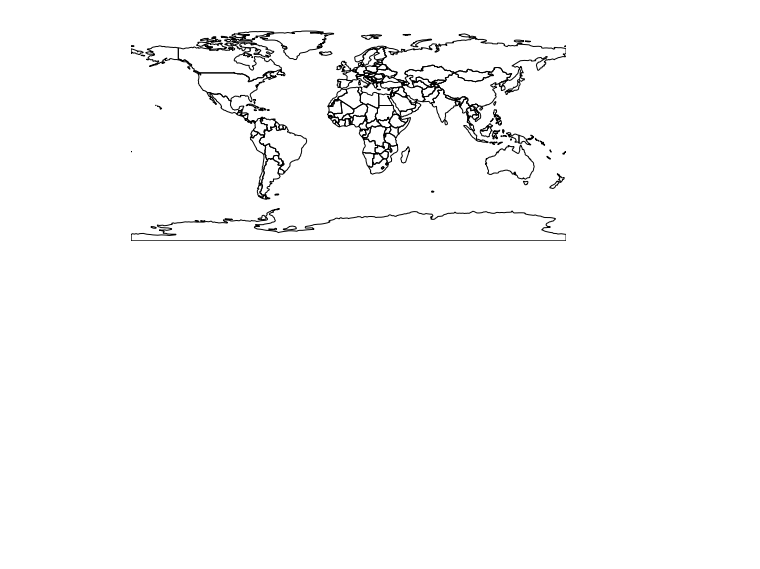
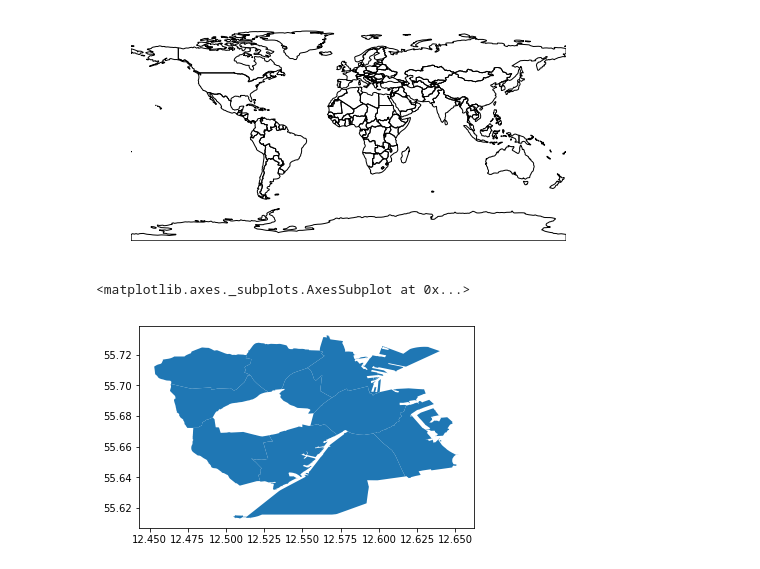
Before and after one commit to BjornCilleborg/sds2019, a Jupyter notebook: EXAM PROJECT/Exam Project.ipynb, the cells around one changed output. Drawn from its saved outputs; the diff is of its cells as text; code cells hidden in the pictures; blank space fills up the shorter version.

Commit message:
bydel shapes

```diff
--- a/EXAM PROJECT/Exam Project.ipynb
+++ b/EXAM PROJECT/Exam Project.ipynb
@@ -105,3 +105,9 @@ geopandas.datasets.available
 # %% [output]
 ['naturalearth_cities', 'naturalearth_lowres', 'nybb']
 [figure]
+# %%
+shape=gpd.read_file('bydel.shp')
+display(shape.plot())
+# %% [output]
+<matplotlib.axes._subplots.AxesSubplot at 0x...>
+[figure, added]
```
Also changed, not shown: 2 other files.
